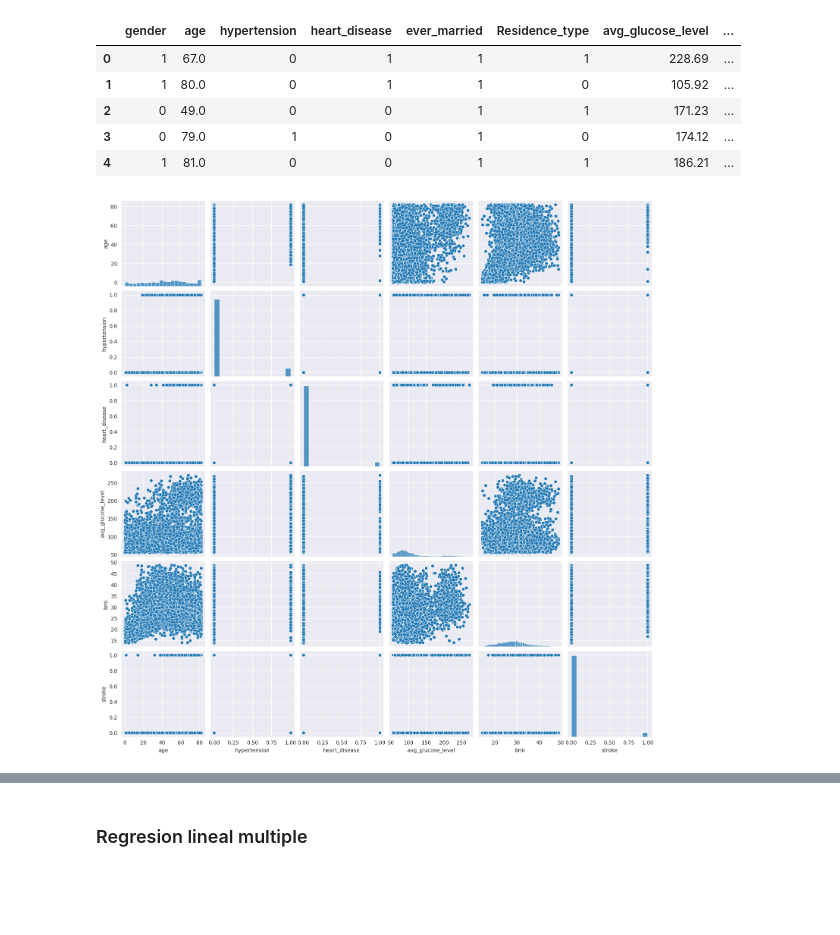
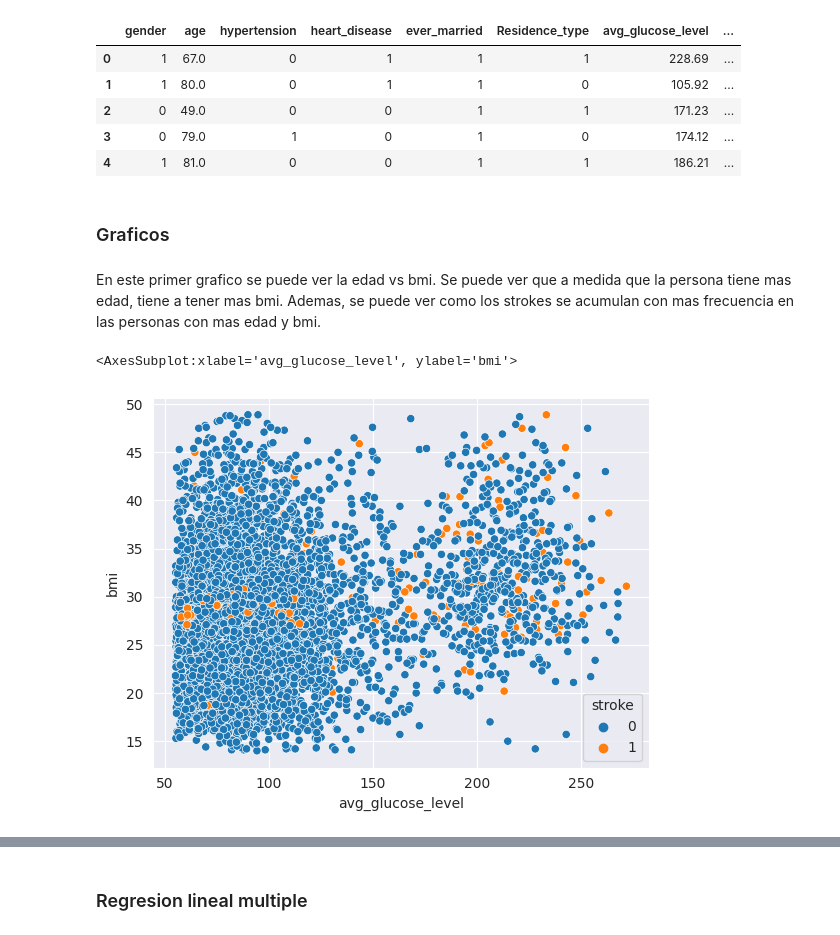
Before and after one commit to sebamas1/IA-TP1, a Jupyter notebook: Saneamiento.ipynb, the cells around one changed output, grey strips where cells are left out. Drawn from its saved outputs; the diff is of its cells as text; code cells hidden in the pictures; blank space fills up the shorter version.

Commit message:
Se agregaron comentarios markdown y graficos.

```diff
--- a/Saneamiento.ipynb
+++ b/Saneamiento.ipynb
@@ -54,8 +54,7 @@ df_copy.head()
 | 2 | 0 | 49.0 | 0 | 0 | 1 | 1 | 171.23 | ... |
 | 3 | 0 | 79.0 | 1 | 0 | 1 | 0 | 174.12 | ... |
 | 4 | 1 | 81.0 | 0 | 0 | 1 | 1 | 186.21 | ... |
-# %%
-sns.pairplot(df_fd, palette = "Spectral")
-plt.show()
-# %% [output]
-[figure, removed]
+# %% [markdown]
+### Graficos
+# %% [markdown]
+En este primer grafico se puede ver la edad vs bmi. Se puede ver que a medida que la persona tiene mas edad, tiene a tener mas bmi. Ademas, se puede ver como los strokes se acumulan con mas frecuencia en las personas con mas edad y bmi.
@@ -61,0 +70,7 @@ plt.show()
+# %%
+#grafica bmi vs avg_glucose_level
+
+sns.scatterplot(x = df_fd['avg_glucose_level'], y = df_fd['bmi'], hue = df_fd['stroke'])
+# %% [output]
+<AxesSubplot:xlabel='avg_glucose_level', ylabel='bmi'>
+[figure, added]
```
Also changed, not shown: parts of 6 cells of this notebook.
